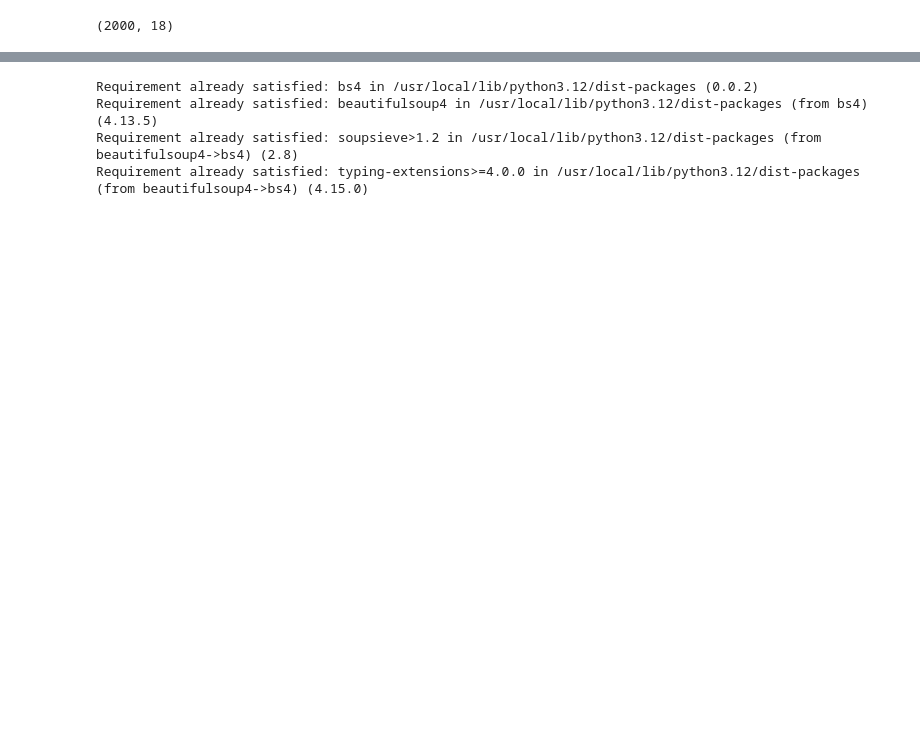
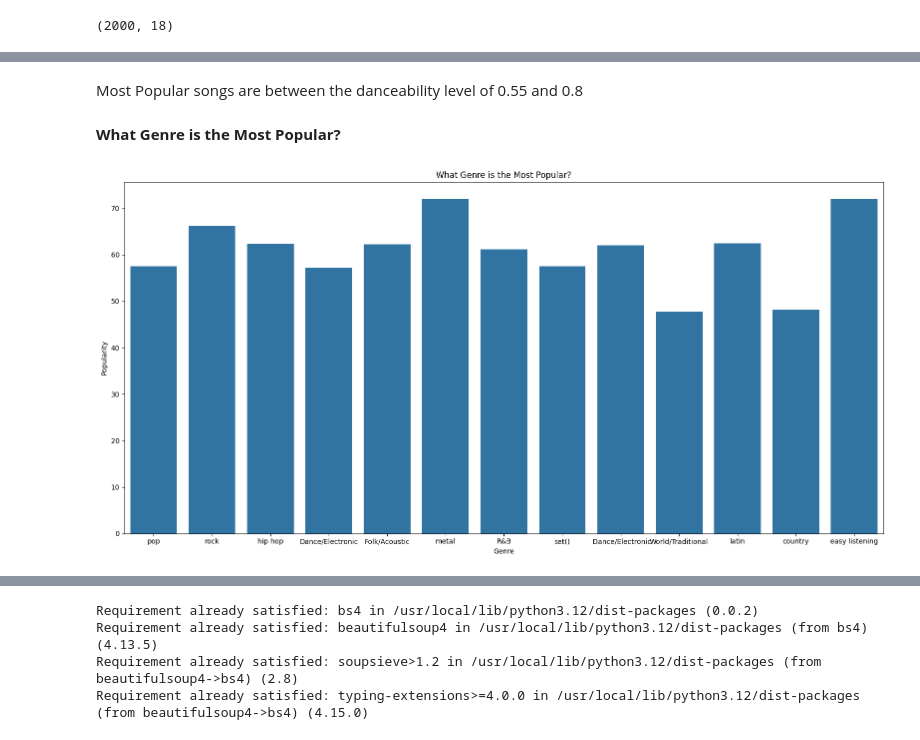
Before and after one commit to aliciaseidou/Data-ACQ, a Jupyter notebook: CA.ipynb, the cells around one changed output, grey strips where cells are left out. Drawn from its saved outputs; the diff is of its cells as text; code cells hidden in the pictures; blank space fills up the shorter version.

```diff
--- a/CA.ipynb
+++ b/CA.ipynb
@@ -36,0 +137,16 @@ df.shape
+# %% [markdown]
+Most Popular songs are between the danceability level of 0.55 and 0.8
+# %% [markdown]
+**What Genre is the Most Popular?**
+# %%
+plt.figure(figsize=(16,8))
+
+sns.barplot(x='genre', y='popularity', data= df, errorbar= None)
+
+plt.title("What Genre is the Most Popular?")
+plt.xlabel("Genre")
+plt.ylabel("Popularity")
+plt.tight_layout()
+plt.show()
+# %% [output]
+[figure, added]
```
Also changed, not shown: parts of 49 cells of this notebook.
